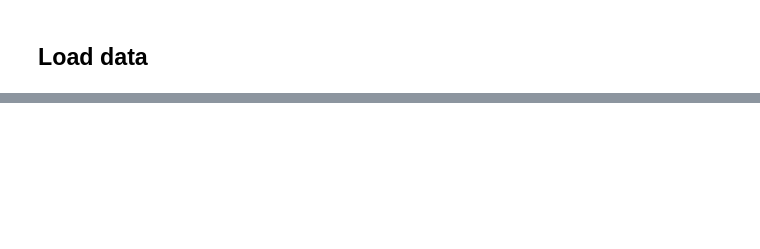
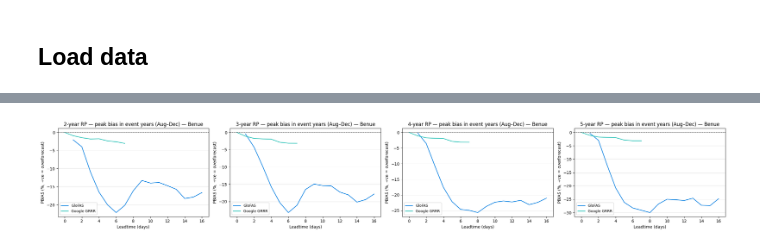
Before and after one commit to OCHA-DAP/ds-aa-nga-flooding, a Jupyter notebook: exploration/2026/cerf/14_forecast_performance.ipynb, the cells around one changed output, grey strips where cells are left out. Saved outputs shown, nothing was run; the diff lists cells and outputs as text; code cells hidden in the pictures; blank space fills up the shorter version.

```diff
--- a/exploration/2026/cerf/14_forecast_performance.ipynb
+++ b/exploration/2026/cerf/14_forecast_performance.ipynb
@@ -152,3 +471,28 @@ plt.show()
+# %%
+fig, axes = plt.subplots(1, len(RP_LEVELS), figsize=(6 * len(RP_LEVELS), 4))
+if len(RP_LEVELS) == 1:
+    axes = [axes]
+
+for ax, rp in zip(axes, RP_LEVELS):
+    shade_action_windows(ax)
+    if rp in bias_rp_gf and not bias_rp_gf[rp].empty:
+        ax.plot(bias_rp_gf[rp].index, bias_rp_gf[rp]["pbias"],
+                color="#007CE0", label="GloFAS")
+    if rp in bias_rp_grrr and not bias_rp_grrr[rp].empty:
+        ax.plot(bias_rp_grrr[rp].index, bias_rp_grrr[rp]["pbias"],
+                color="#1EBFB3", label="Google GRRR")
+    ax.axhline(0, color="black", linewidth=0.8, linestyle="--")
+    ax.set_xlabel("Leadtime (days)")
+    ax.set_ylabel("PBIAS (%, +ve = overforecast)")
+    ax.set_title(f"{rp}-year RP — peak bias in event years ({shared_months_str}) — {STATE}")
+    ax.legend(fontsize=9)
+    ax.grid(axis="y", linewidth=0.5, alpha=0.5)
+
+plt.tight_layout()
+plt.savefig(f"{FIGURES_DIR}/{STATE.lower()}_peak_bias_by_rp.png", dpi=200, bbox_inches="tight")
+plt.show()
+# %% [output]
+[figure, added]
 # %% [markdown]
 ## Annual exceedance detection by leadtime and RP
 
```
Also changed, not shown: parts of 22 cells of this notebook, 1 other file.
